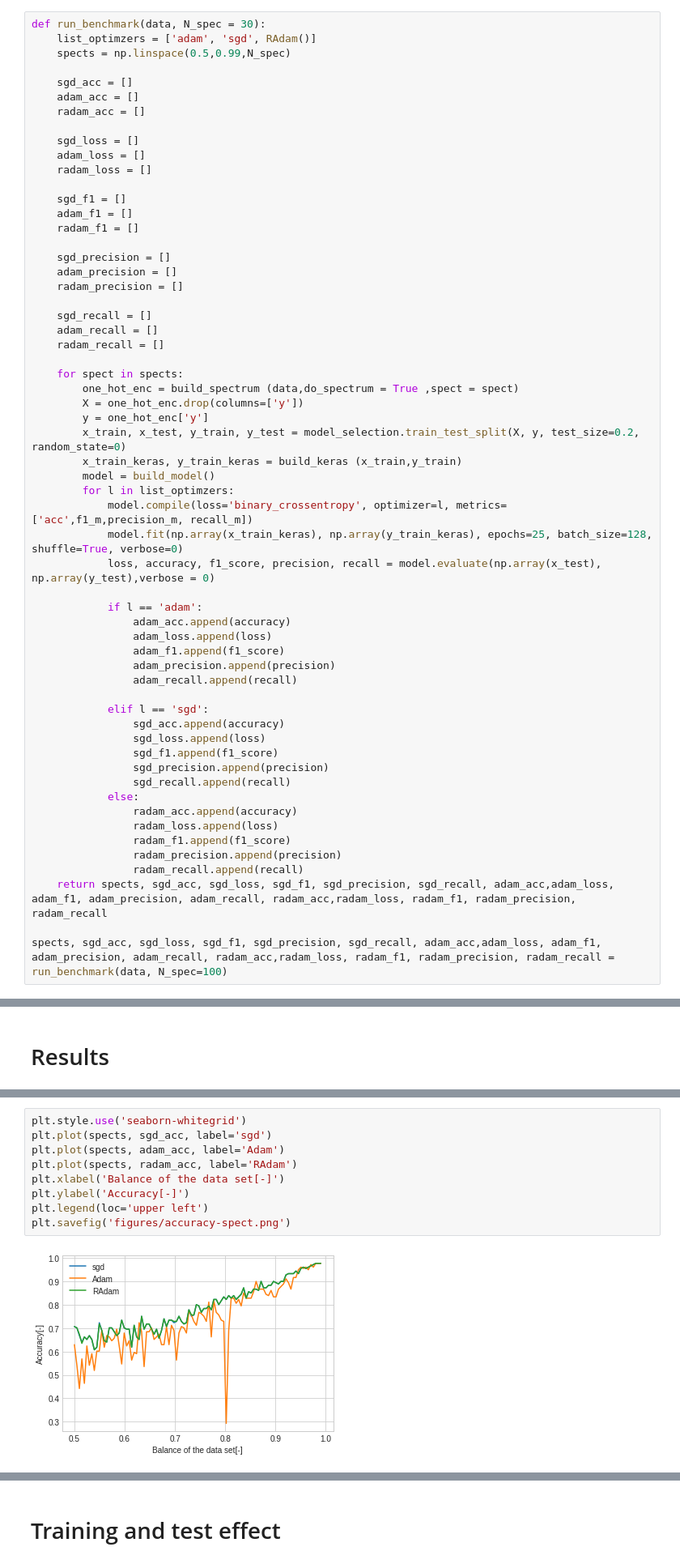
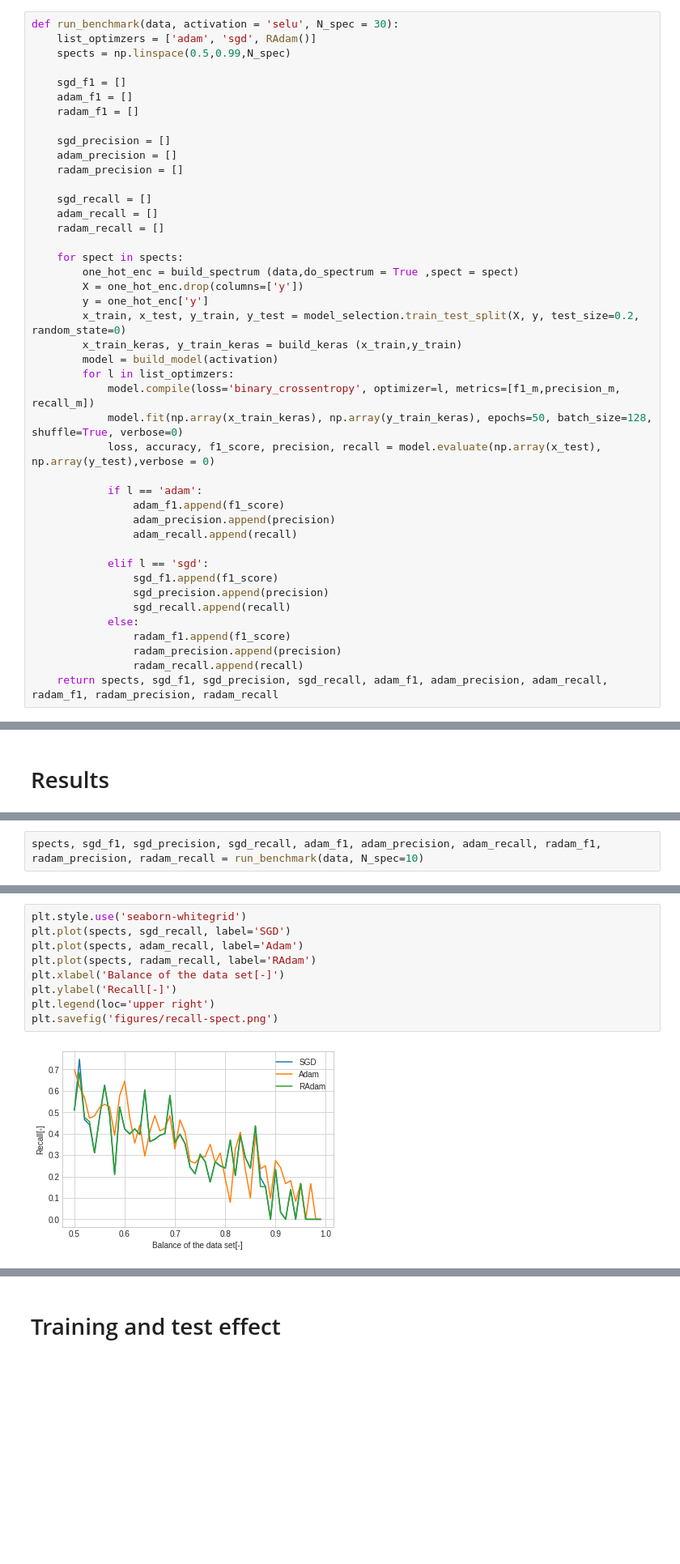
Before and after one commit to jalil-M/Opt-Project, a Jupyter notebook: project.ipynb, the cells around one changed output, grey strips where cells are left out. Shown at 81% size. Saved outputs shown, nothing was run; the diff lists cells and outputs as text; blank space fills up the shorter version.

Commit message:
Final graph and cleaning

```diff
--- a/project.ipynb
+++ b/project.ipynb
@@ -23,17 +23,9 @@ data = pd.read_csv('datasets/bank-additional.csv', sep=';')
 # %% [markdown]
 # Neural Network
 # %%
-def run_benchmark(data, N_spec = 30):
+def run_benchmark(data, activation = 'selu', N_spec = 30):
     list_optimzers = ['adam', 'sgd', RAdam()]
     spects = np.linspace(0.5,0.99,N_spec)
-
-    sgd_acc = []
-    adam_acc = []
-    radam_acc = []
-
-    sgd_loss = []
-    adam_loss = []
-    radam_loss = []
 
     sgd_f1 = []
     adam_f1 = []
@@ -53,34 +45,26 @@ def run_benchmark(data, N_spec = 30):
         y = one_hot_enc['y']
         x_train, x_test, y_train, y_test = model_selection.train_test_split(X, y, test_size=0.2, random_state=0)
         x_train_keras, y_train_keras = build_keras (x_train,y_train)
-        model = build_model()
+        model = build_model(activation)
         for l in list_optimzers:
-            model.compile(loss='binary_crossentropy', optimizer=l, metrics=['acc',f1_m,precision_m, recall_m])
-            model.fit(np.array(x_train_keras), np.array(y_train_keras), epochs=25, batch_size=128, shuffle=True, verbose=0)
+            model.compile(loss='binary_crossentropy', optimizer=l, metrics=[f1_m,precision_m, recall_m])
+            model.fit(np.array(x_train_keras), np.array(y_train_keras), epochs=50, batch_size=128, shuffle=True, verbose=0)
             loss, accuracy, f1_score, precision, recall = model.evaluate(np.array(x_test), np.array(y_test),verbose = 0)
 
             if l == 'adam':
-                adam_acc.append(accuracy)
-                adam_loss.append(loss)
                 adam_f1.append(f1_score)
                 adam_precision.append(precision)
                 adam_recall.append(recall)
 
             elif l == 'sgd':
-                sgd_acc.append(accuracy)
-                sgd_loss.append(loss)
                 sgd_f1.append(f1_score)
                 sgd_precision.append(precision)
                 sgd_recall.append(recall)
             else:
-                radam_acc.append(accuracy)
-                radam_loss.append(loss)
                 radam_f1.append(f1_score)
                 radam_precision.append(precision)
                 radam_recall.append(recall)
-    return spects, sgd_acc, sgd_loss, sgd_f1, sgd_precision, sgd_recall, adam_acc,adam_loss, adam_f1, adam_precision, adam_recall, radam_acc,radam_loss, radam_f1, radam_precision, radam_recall
-
-spects, sgd_acc, sgd_loss, sgd_f1, sgd_precision, sgd_recall, adam_acc,adam_loss, adam_f1, adam_precision, adam_recall, radam_acc,radam_loss, radam_f1, radam_precision, radam_recall = run_benchmark(data, N_spec=100)
+    return spects, sgd_f1, sgd_precision, sgd_recall, adam_f1, adam_precision, adam_recall, radam_f1, radam_precision, radam_recall
 # %% [output]
 Fraction of No :
 0.9900221729490022
@@ -90,0 +77,2 @@ Fraction of Yes :
+# %%
+spects, sgd_f1, sgd_precision, sgd_recall, adam_f1, adam_precision, adam_recall, radam_f1, radam_precision, radam_recall = run_benchmark(data, N_spec=10)
@@ -91,13 +90,13 @@ Fraction of Yes :
 # %%
 plt.style.use('seaborn-whitegrid')
-plt.plot(spects, sgd_acc, label='sgd')
-plt.plot(spects, adam_acc, label='Adam')
-plt.plot(spects, radam_acc, label='RAdam')
+plt.plot(spects, sgd_recall, label='SGD')
+plt.plot(spects, adam_recall, label='Adam')
+plt.plot(spects, radam_recall, label='RAdam')
 plt.xlabel('Balance of the data set[-]')
-plt.ylabel('Accuracy[-]')
-plt.legend(loc='upper left')
-plt.savefig('figures/accuracy-spect.png')
+plt.ylabel('Recall[-]')
+plt.legend(loc='upper right')
+plt.savefig('figures/recall-spect.png')
 # %% [output]
-[figure, old version]
+[figure, new version]
 # %%
 plt.style.use('seaborn-whitegrid')
```
Also changed, not shown: parts of 17 cells of this notebook, 1 other file.
